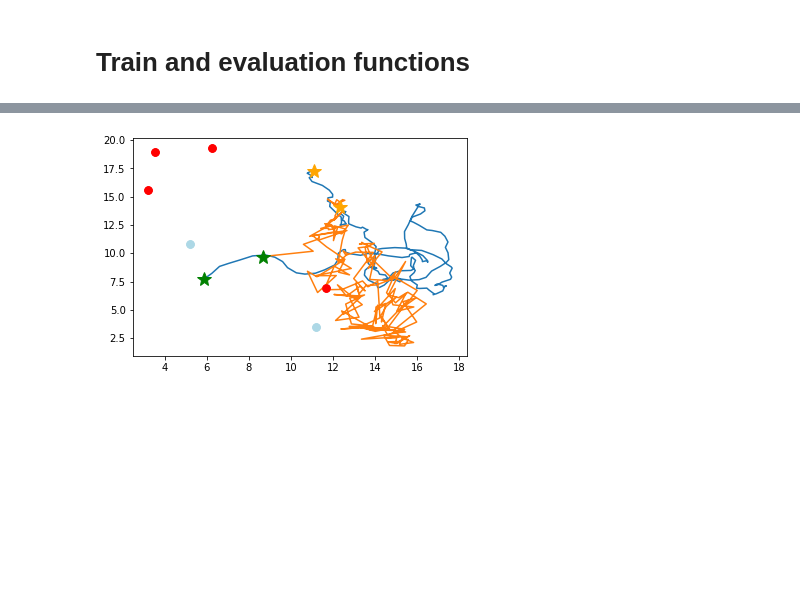
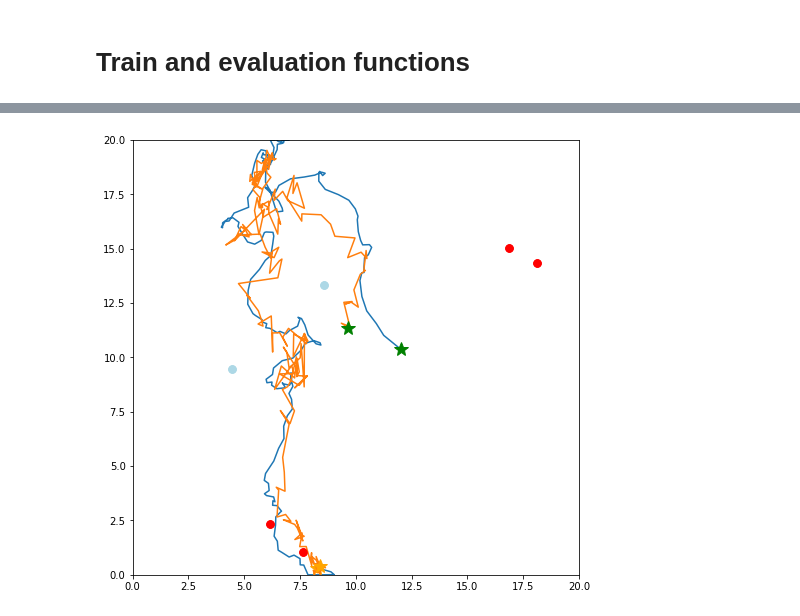
Before and after one commit to Painguin/Learning-based-multi-modal-indoor-localization, a Jupyter notebook: generated_data_experimenting.ipynb, the cells around one changed output, grey strips where cells are left out. Cells and saved outputs as stored; diff of their text form; code cells hidden in the pictures; blank space fills up the shorter version.

```diff
--- a/generated_data_experimenting.ipynb
+++ b/generated_data_experimenting.ipynb
@@ -19,7 +19,7 @@ from matplotlib import pyplot as plt
 # Data generation
 # %%
 N_STEPS = 200
-N_SIMULATIONS = 1000
+N_SIMULATIONS = 200
 MIN_X, MAX_X = [0, 20]
 MIN_Y, MAX_Y = [0, 20]
 N_WIFIS = 4
@@ -72,6 +72,8 @@ bluetooth_pos = torch.cat((
 ), -1)
 # %%
 def plot_simulation(positions, wifi_pos, bluetooth_pos):
+    plt.xlim(MIN_X, MAX_X)
+    plt.ylim(MIN_Y, MAX_Y)
     plt.plot(*positions.T)
     for x, y in wifi_pos:
         plt.plot(x, y, '.', c='r', markersize=15)
@@ -101,11 +103,11 @@ RTT_STD = 4
 def RTT(dist):
     return RTT_A * dist + RTT_B + noise(dist.size(), RTT_STD)
 # %%
-wifi_distances = (random_simulations[..., None, :] - wifi_pos[:, None, ...]).pow(2).sum(dim=3).sqrt()
+wifi_distances = random_simulations[..., None, :].sub(wifi_pos[:, None, ...]).pow(2).sum(dim=3).sqrt()
 wifi_RSSIs = RSSI(wifi_distances)
 wifi_RTTs = RTT(wifi_distances)
 
-bluetooth_distances = (random_simulations[..., None, :] - bluetooth_pos[:, None, ...]).pow(2).sum(dim=3).sqrt()
+bluetooth_distances = random_simulations[..., None, :].sub(bluetooth_pos[:, None, ...]).pow(2).sum(dim=3).sqrt()
 bluetooth_RSSIs = RSSI(bluetooth_distances)
 # %%
 values, indices = wifi_distances.flatten().sort()
@@ -430,0 +433,14 @@ Wall time: 5min 1s
+# %%
+%%time
+
+model = Sequential(
+    Linear(n_attr, 64), ReLU(),
+    Linear(64, 64), ReLU(),
+    Linear(64, 64), ReLU(),
+    Linear(64, n_out)
+)
+
+train_losses, test_losses = train_model(model, train_input, train_target,
+                                        test_input=test_input, test_target=test_target)
+
+plot_loss_evolution(train_losses, test_losses)
@@ -431,6 +451,8 @@ Wall time: 5min 1s
 # %%
-sim_idx = test_indices[0]
+sim_idx = train_indices[0]
+
+plt.figure(figsize=(8,8))
 plot_simulation(random_simulations[sim_idx], wifi_pos[sim_idx], bluetooth_pos[sim_idx])
 plot_simulation(model(data[sim_idx].narrow(1, 0, n_attr)).detach(), wifi_pos[sim_idx], bluetooth_pos[sim_idx])
 # %% [output]
-[figure, old version]
+[figure, new version]
```
Also changed, not shown: parts of 19 cells of this notebook.
